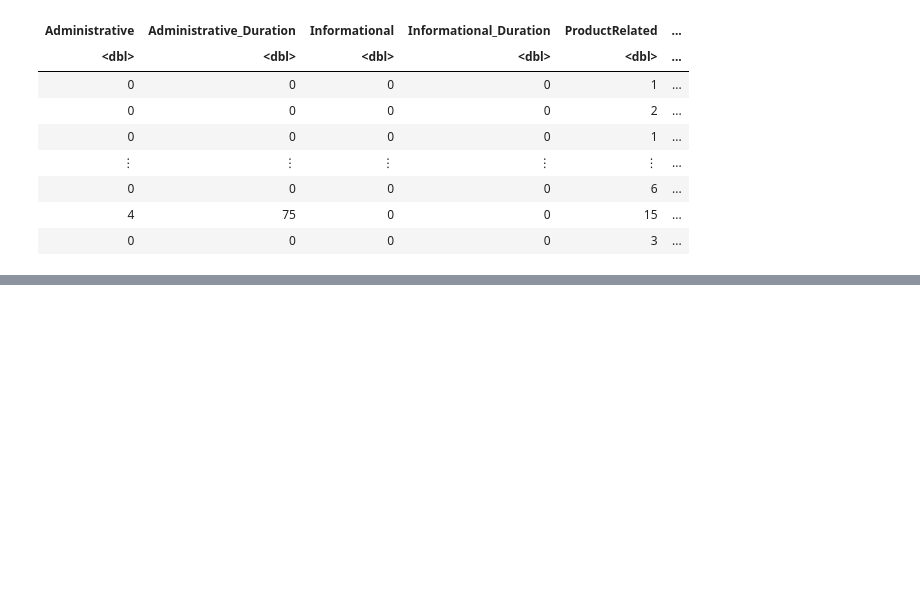
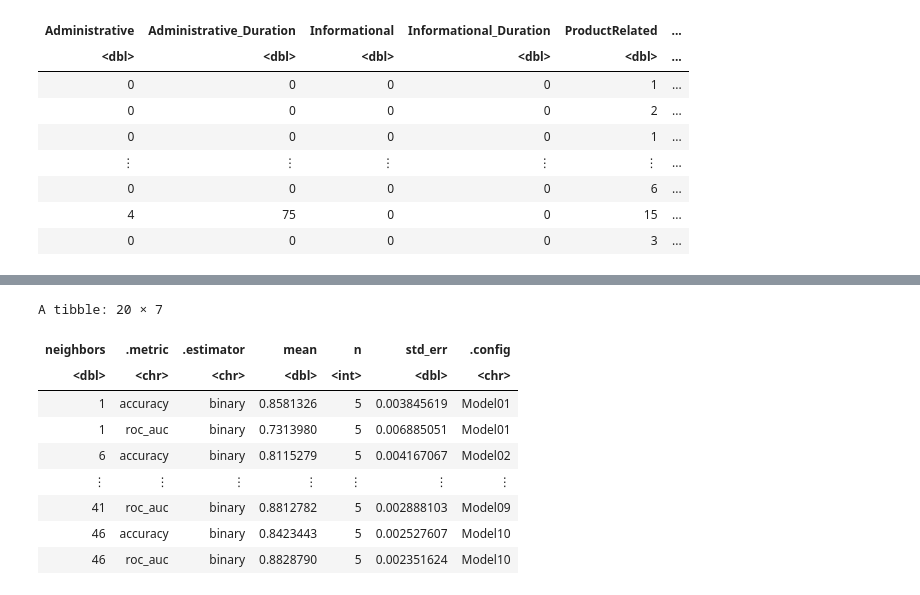
Before and after one commit to SerialGuitarist/group_project_report, a Jupyter notebook: report.ipynb, the cells around one changed output, grey strips where cells are left out. Cells and saved outputs as stored; diff of their text form; code cells hidden in the pictures; blank space fills up the shorter version.

```diff
--- a/report.ipynb
+++ b/report.ipynb
@@ -87,10 +112,21 @@ shoppers_vfold <- vfold_cv(shoppers_training, v = 5, strata = Revenue)
 # %%
 shoppers_workflow <- workflow() %>%
     add_recipe(shoppers_recipe) %>%
     add_model(knn_spec) %>%
-    tune_grid(resamples = shoppers_vfold, grid = 25) %>%
+    tune_grid(resamples = shoppers_vfold, grid = tibble(neighbors = seq(1,50,by = 5))) %>%
     collect_metrics()
 shoppers_workflow
+# %% [output]
+A tibble: 20 × 7
+| neighbors | .metric | .estimator | mean | n | std_err | .config |
+| <dbl> | <chr> | <chr> | <dbl> | <int> | <dbl> | <chr> |
+| 1 | accuracy | binary | 0.8581326 | 5 | 0.003845619 | Model01 |
+| 1 | roc_auc | binary | 0.7313980 | 5 | 0.006885051 | Model01 |
+| 6 | accuracy | binary | 0.8115279 | 5 | 0.004167067 | Model02 |
+| ⋮ | ⋮ | ⋮ | ⋮ | ⋮ | ⋮ | ⋮ |
+| 41 | roc_auc | binary | 0.8812782 | 5 | 0.002888103 | Model09 |
+| 46 | accuracy | binary | 0.8423443 | 5 | 0.002527607 | Model10 |
+| 46 | roc_auc | binary | 0.8828790 | 5 | 0.002351624 | Model10 |
 # %%
 shoppers_accuracy <- shoppers_workflow %>%
     filter(.metric == "accuracy")
```
Also changed, not shown: parts of 5 cells of this notebook.
